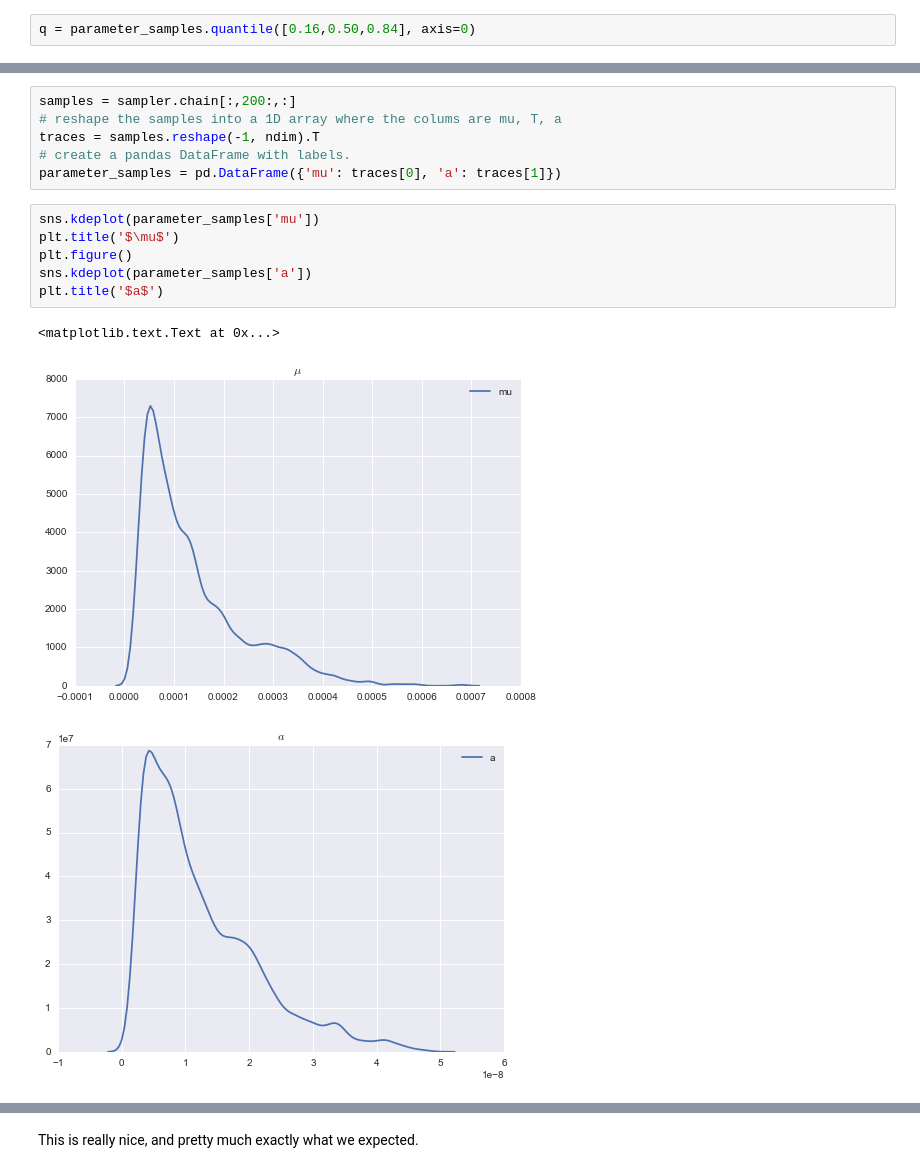
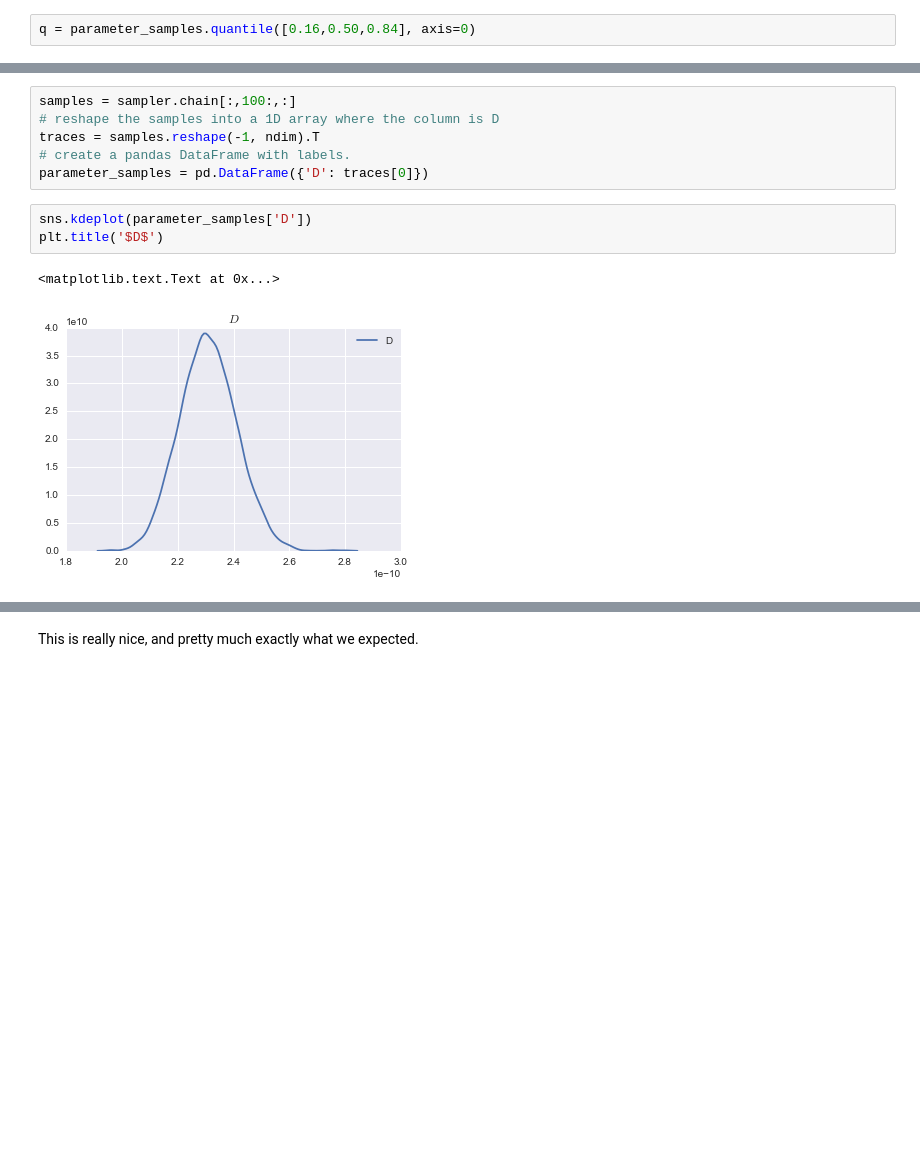
Before and after one commit to alanxzhou/Bayesian-Particle-Tracking, a Jupyter notebook: Model.ipynb, the cells around one changed output, grey strips where cells are left out. Drawn from its saved outputs; the diff is of its cells as text; blank space fills up the shorter version.

```diff
--- a/Model.ipynb
+++ b/Model.ipynb
@@ -208,19 +244,15 @@ for i in range(nwalkers):
 # %%
-samples = sampler.chain[:,200:,:]
-# reshape the samples into a 1D array where the colums are mu, T, a
+samples = sampler.chain[:,100:,:]
+# reshape the samples into a 1D array where the column is D
 traces = samples.reshape(-1, ndim).T
 # create a pandas DataFrame with labels.
-parameter_samples = pd.DataFrame({'mu': traces[0], 'a': traces[1]})
+parameter_samples = pd.DataFrame({'D': traces[0]})
-# %%
-sns.kdeplot(parameter_samples['mu'])
-plt.title('$\mu$')
-plt.figure()
-sns.kdeplot(parameter_samples['a'])
-plt.title('$a$')
-# %% [output]
-<matplotlib.text.Text at 0x...>
-[figure, removed]
-[figure, removed]
+# %%
+sns.kdeplot(parameter_samples['D'])
+plt.title('$D$')
+# %% [output]
+<matplotlib.text.Text at 0x...>
+[figure, added]
 # %%
 q = parameter_samples.quantile([0.16,0.50,0.84], axis=0)
 
```
Also changed, not shown: parts of 31 cells of this notebook, 9 other files.
